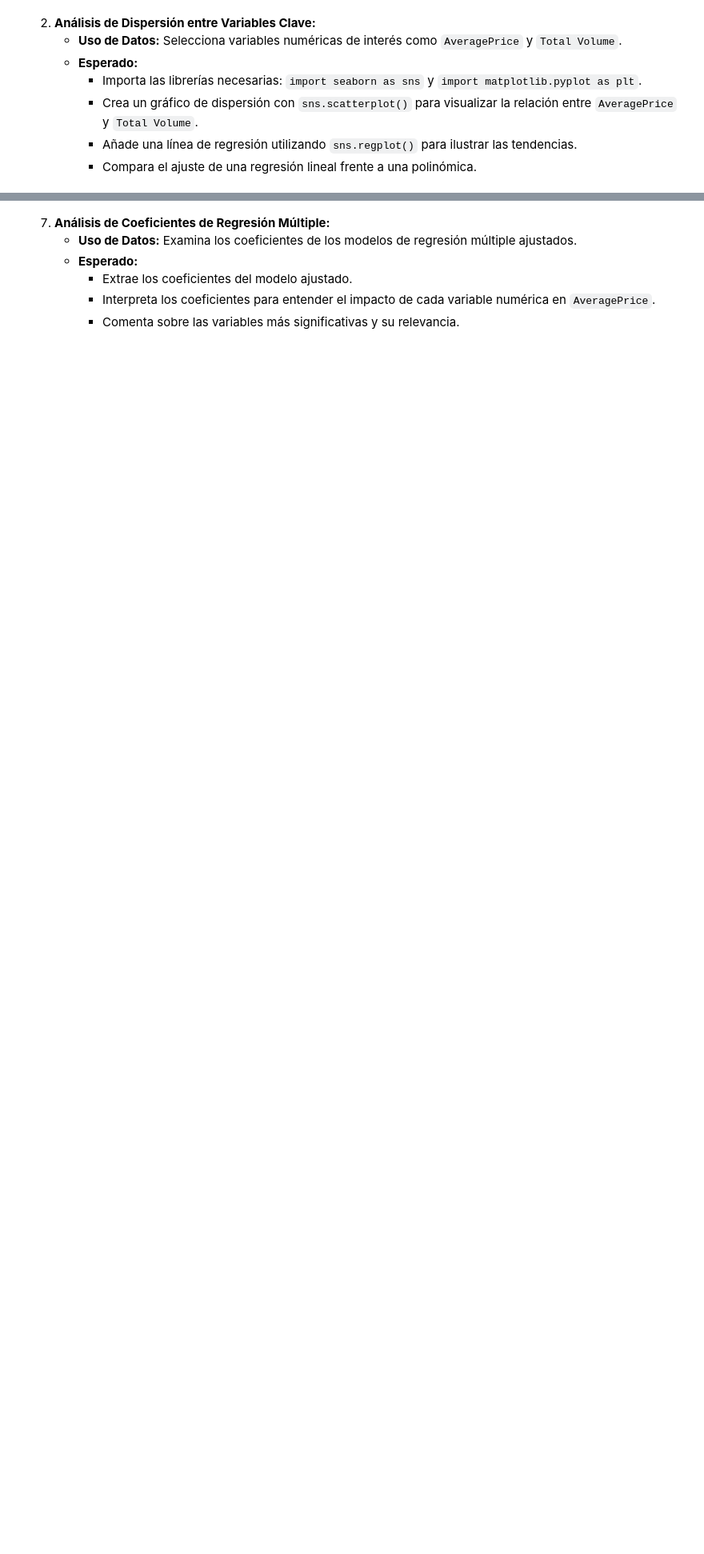
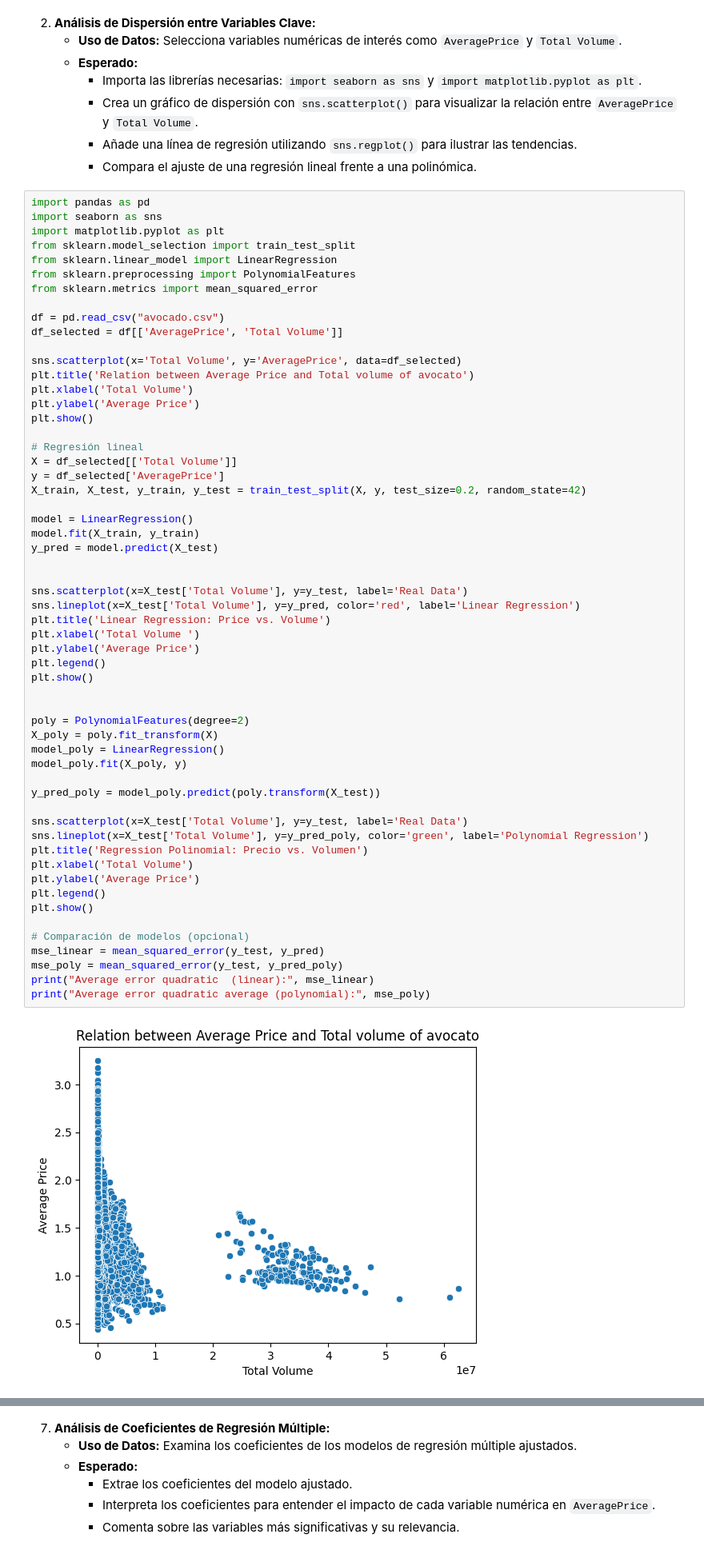
Before and after one commit to Julix4/avocado_project, a Jupyter notebook: proyecto_markdown.ipynb, the cells around one changed output, grey strips where cells are left out. Shown at 80% size. Cells and saved outputs as stored; diff of their text form; blank space fills up the shorter version.

```diff
--- a/proyecto_markdown.ipynb
+++ b/proyecto_markdown.ipynb
@@ -173,3 +180,62 @@ df = pd.read_csv("./avocado.csv")
      - Crea un gráfico de dispersión con `sns.scatterplot()` para visualizar la relación entre `AveragePrice` y `Total Volume`.
      - Añade una línea de regresión utilizando `sns.regplot()` para ilustrar las tendencias.
      - Compara el ajuste de una regresión lineal frente a una polinómica.
+# %%
+import pandas as pd
+import seaborn as sns
+import matplotlib.pyplot as plt
+from sklearn.model_selection import train_test_split
+from sklearn.linear_model import LinearRegression
+from sklearn.preprocessing import PolynomialFeatures
+from sklearn.metrics import mean_squared_error
+
+df = pd.read_csv("avocado.csv")
+df_selected = df[['AveragePrice', 'Total Volume']]
+
+sns.scatterplot(x='Total Volume', y='AveragePrice', data=df_selected)
+plt.title('Relation between Average Price and Total volume of avocato')
+plt.xlabel('Total Volume')
+plt.ylabel('Average Price')
+plt.show()
+
+# Regresión lineal
+X = df_selected[['Total Volume']]
+y = df_selected['AveragePrice']
+X_train, X_test, y_train, y_test = train_test_split(X, y, test_size=0.2, random_state=42)
+
+model = LinearRegression()
+model.fit(X_train, y_train)
+y_pred = model.predict(X_test)
+
+
+sns.scatterplot(x=X_test['Total Volume'], y=y_test, label='Real Data')
+sns.lineplot(x=X_test['Total Volume'], y=y_pred, color='red', label='Linear Regression')
+plt.title('Linear Regression: Price vs. Volume')
+plt.xlabel('Total Volume ')
+plt.ylabel('Average Price')
+plt.legend()
+plt.show()
+
+
+poly = PolynomialFeatures(degree=2)
+X_poly = poly.fit_transform(X)
+model_poly = LinearRegression()
+model_poly.fit(X_poly, y)
+
+y_pred_poly = model_poly.predict(poly.transform(X_test))
+
+sns.scatterplot(x=X_test['Total Volume'], y=y_test, label='Real Data')
+sns.lineplot(x=X_test['Total Volume'], y=y_pred_poly, color='green', label='Polynomial Regression')
+plt.title('Regression Polinomial: Precio vs. Volumen')
+plt.xlabel('Total Volume')
+plt.ylabel('Average Price')
+plt.legend()
+plt.show()
+
+# Comparación de modelos (opcional)
+mse_linear = mean_squared_error(y_test, y_pred)
+mse_poly = mean_squared_error(y_test, y_pred_poly)
+print("Average error quadratic  (linear):", mse_linear)
+print("Average error quadratic average (polynomial):", mse_poly)
+# %% [output]
+[figure, added]
```
Also changed, not shown: parts of 5 cells of this notebook.
